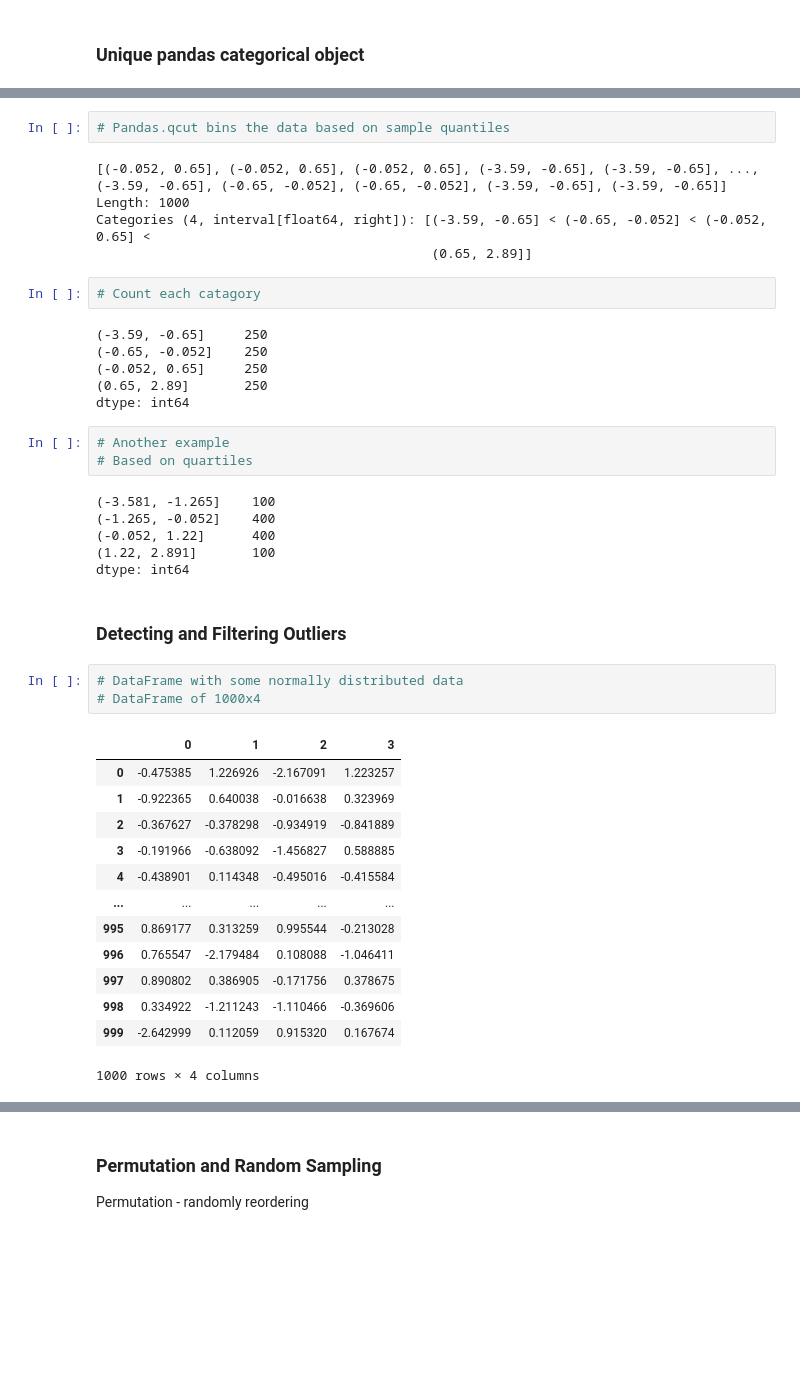
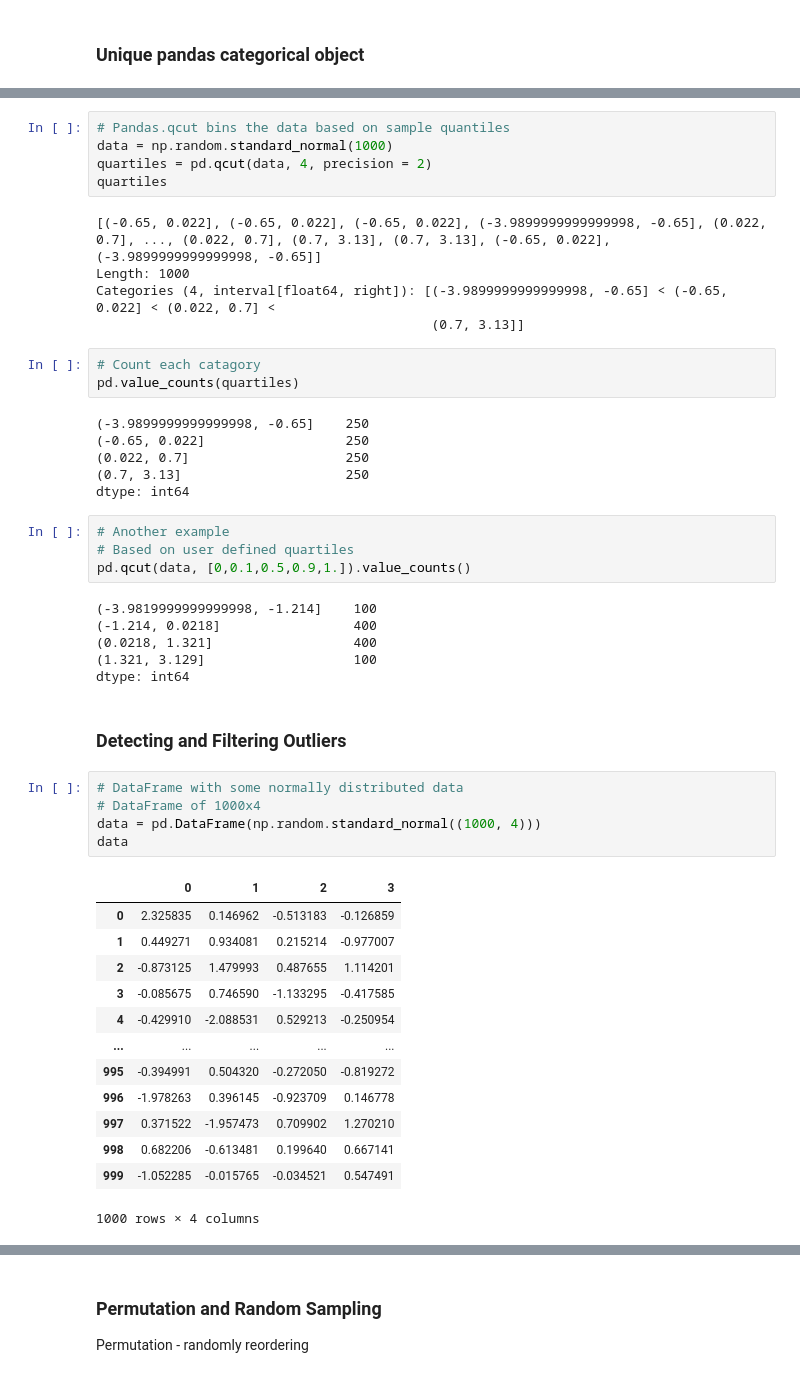
Before and after one commit to DianaKahar/STQD-Data-science, a Jupyter notebook: p137263_Week10_DataWrangling_20231213_WC.ipynb, the cells around one changed output, grey strips where cells are left out. Drawn from its saved outputs; the diff is of its cells as text; blank space fills up the shorter version.

```diff
--- a/p137263_Week10_DataWrangling_20231213_WC.ipynb
+++ b/p137263_Week10_DataWrangling_20231213_WC.ipynb
@@ -544,45 +566,52 @@ Categories (4, interval[float64, right]): [(0.01, 0.26] < (0.26, 0.5] < (0.5, 0.
 # %%
 # Pandas.qcut bins the data based on sample quantiles
+data = np.random.standard_normal(1000)
+quartiles = pd.qcut(data, 4, precision = 2)
+quartiles
 # %% [output]
-[(-0.052, 0.65], (-0.052, 0.65], (-0.052, 0.65], (-3.59, -0.65], (-3.59, -0.65], ..., (-3.59, -0.65], (-0.65, -0.052], (-0.65, -0.052], (-3.59, -0.65], (-3.59, -0.65]]
+[(-0.65, 0.022], (-0.65, 0.022], (-0.65, 0.022], (-3.9899999999999998, -0.65], (0.022, 0.7], ..., (0.022, 0.7], (0.7, 3.13], (0.7, 3.13], (-0.65, 0.022], (-3.9899999999999998, -0.65]]
 Length: 1000
-Categories (4, interval[float64, right]): [(-3.59, -0.65] < (-0.65, -0.052] < (-0.052, 0.65] <
-                                           (0.65, 2.89]]
+Categories (4, interval[float64, right]): [(-3.9899999999999998, -0.65] < (-0.65, 0.022] < (0.022, 0.7] <
+                                           (0.7, 3.13]]
 # %%
 # Count each catagory
+pd.value_counts(quartiles)
 # %% [output]
-(-3.59, -0.65]     250
-(-0.65, -0.052]    250
-(-0.052, 0.65]     250
-(0.65, 2.89]       250
+(-3.9899999999999998, -0.65]    250
+(-0.65, 0.022]                  250
+(0.022, 0.7]                    250
+(0.7, 3.13]                     250
 dtype: int64
 # %%
 # Another example
-# Based on quartiles
+# Based on user defined quartiles
+pd.qcut(data, [0,0.1,0.5,0.9,1.]).value_counts()
 # %% [output]
-(-3.581, -1.265]    100
-(-1.265, -0.052]    400
-(-0.052, 1.22]      400
-(1.22, 2.891]       100
+(-3.9819999999999998, -1.214]    100
+(-1.214, 0.0218]                 400
+(0.0218, 1.321]                  400
+(1.321, 3.129]                   100
 dtype: int64
 # %% [markdown]
 ### **Detecting and Filtering Outliers**
 # %%
 # DataFrame with some normally distributed data
 # DataFrame of 1000x4
+data = pd.DataFrame(np.random.standard_normal((1000, 4)))
+data
 # %% [output]
 |  | 0 | 1 | 2 | 3 |
-| 0 | -0.475385 | 1.226926 | -2.167091 | 1.223257 |
-| 1 | -0.922365 | 0.640038 | -0.016638 | 0.323969 |
-| 2 | -0.367627 | -0.378298 | -0.934919 | -0.841889 |
-| 3 | -0.191966 | -0.638092 | -1.456827 | 0.588885 |
-| 4 | -0.438901 | 0.114348 | -0.495016 | -0.415584 |
+| 0 | 2.325835 | 0.146962 | -0.513183 | -0.126859 |
+| 1 | 0.449271 | 0.934081 | 0.215214 | -0.977007 |
+| 2 | -0.873125 | 1.479993 | 0.487655 | 1.114201 |
+| 3 | -0.085675 | 0.746590 | -1.133295 | -0.417585 |
+| 4 | -0.429910 | -2.088531 | 0.529213 | -0.250954 |
 | ... | ... | ... | ... | ... |
-| 995 | 0.869177 | 0.313259 | 0.995544 | -0.213028 |
-| 996 | 0.765547 | -2.179484 | 0.108088 | -1.046411 |
-| 997 | 0.890802 | 0.386905 | -0.171756 | 0.378675 |
-| 998 | 0.334922 | -1.211243 | -1.110466 | -0.369606 |
-| 999 | -2.642999 | 0.112059 | 0.915320 | 0.167674 |
+| 995 | -0.394991 | 0.504320 | -0.272050 | -0.819272 |
+| 996 | -1.978263 | 0.396145 | -0.923709 | 0.146778 |
+| 997 | 0.371522 | -1.957473 | 0.709902 | 1.270210 |
+| 998 | 0.682206 | -0.613481 | 0.199640 | 0.667141 |
+| 999 | -1.052285 | -0.015765 | -0.034521 | 0.547491 |
 1000 rows × 4 columns
 # %%
 # Explore the dataset in terms of statistics
```
Also changed, not shown: parts of 20 cells of this notebook.
